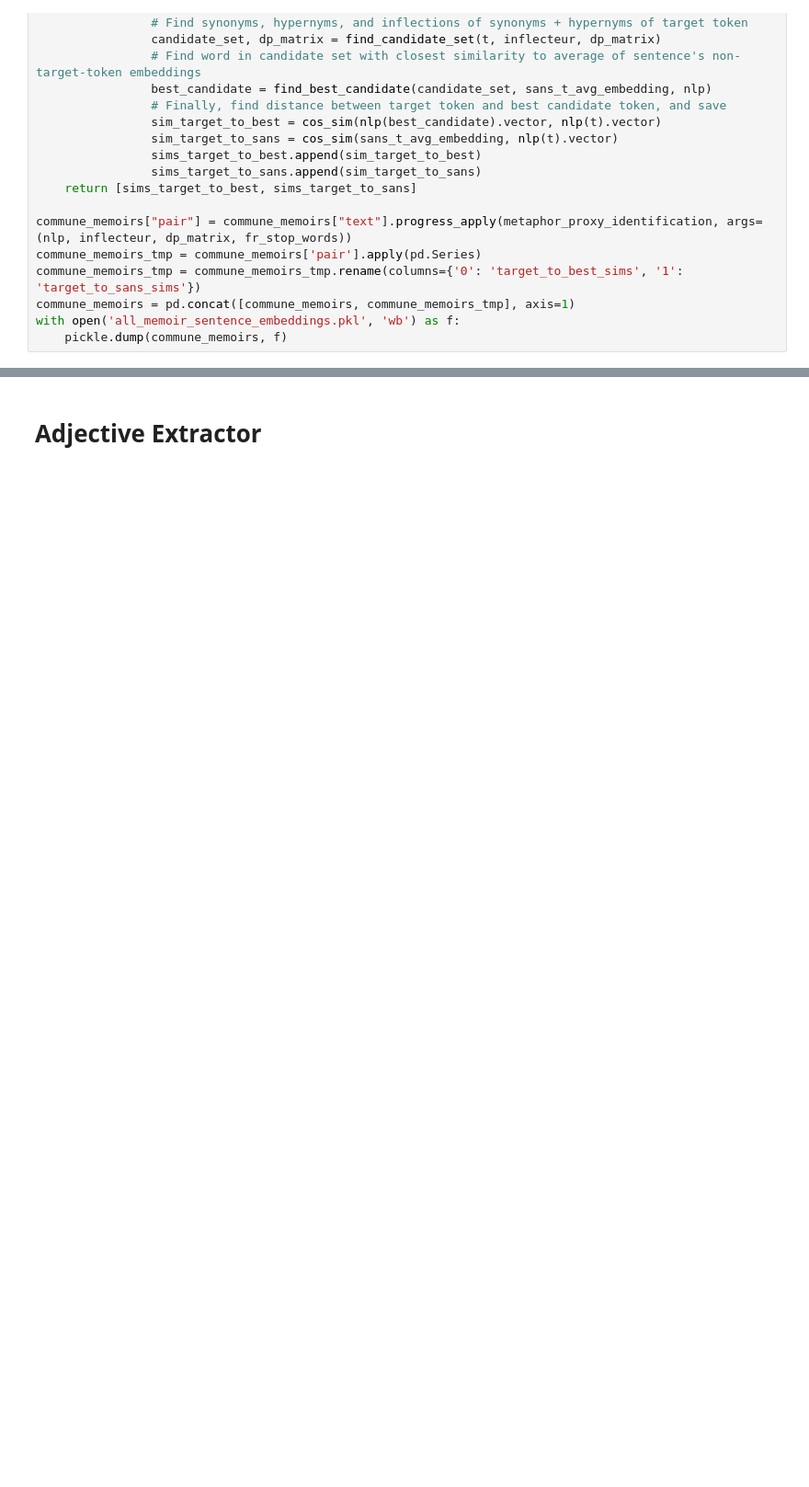
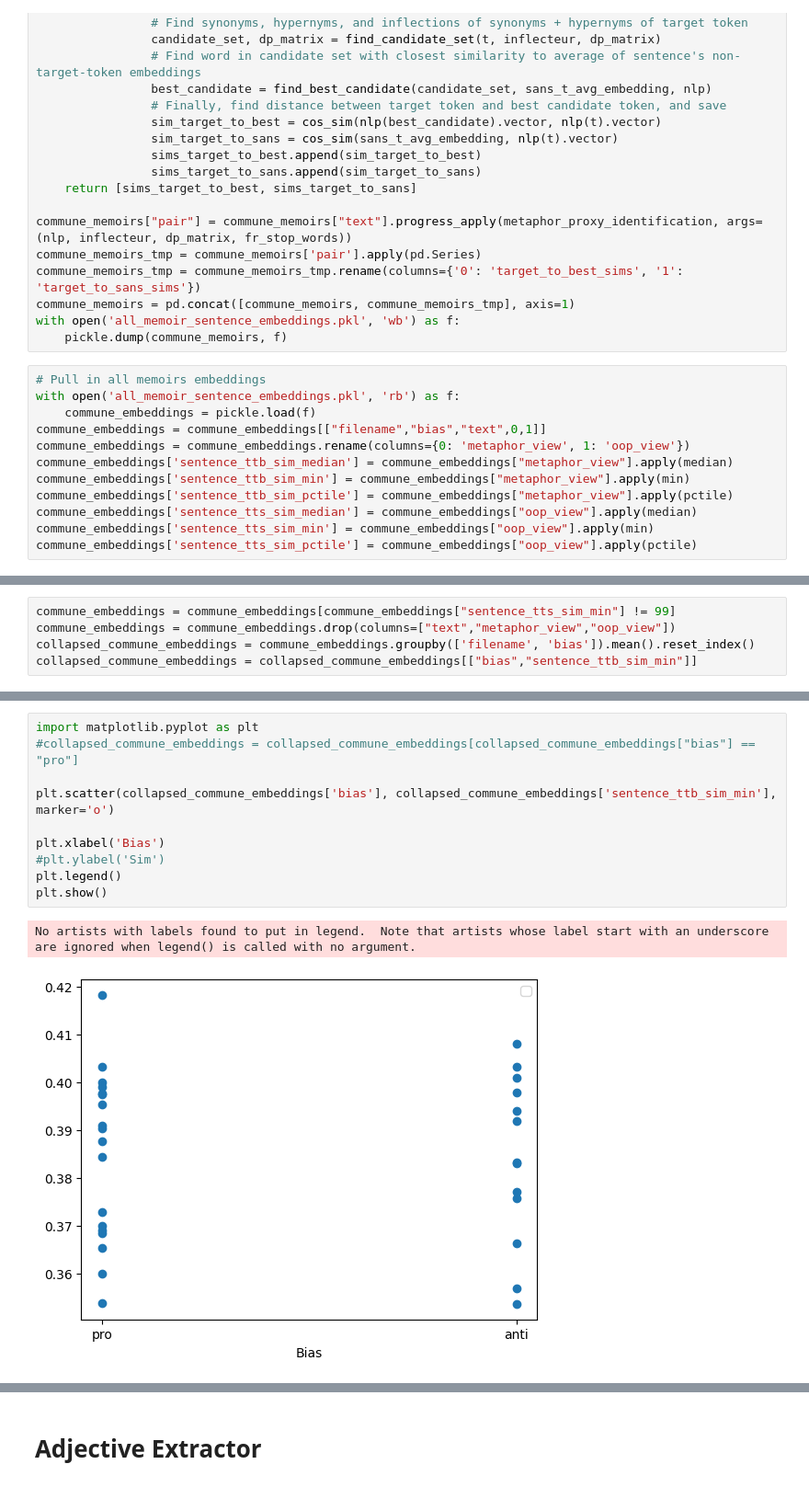
Before and after one commit to shayayan/commune_memoirs_epfl_dh412, a Jupyter notebook: memoir_cleaning.ipynb, the cells around one changed output, grey strips where cells are left out. Shown at 92% size. Drawn from its saved outputs; the diff is of its cells as text; blank space fills up the shorter version.

```diff
--- a/memoir_cleaning.ipynb
+++ b/memoir_cleaning.ipynb
@@ -1219,3 +1303,15 @@ commune_memoirs_tmp = commune_memoirs_tmp.rename(columns={'0': 'target_to_best_s
 commune_memoirs = pd.concat([commune_memoirs, commune_memoirs_tmp], axis=1)
 with open('all_memoir_sentence_embeddings.pkl', 'wb') as f:
     pickle.dump(commune_memoirs, f)
+# %%
+# Pull in all memoirs embeddings
+with open('all_memoir_sentence_embeddings.pkl', 'rb') as f:
+    commune_embeddings = pickle.load(f)
+commune_embeddings = commune_embeddings[["filename","bias","text",0,1]]
+commune_embeddings = commune_embeddings.rename(columns={0: 'metaphor_view', 1: 'oop_view'})
+commune_embeddings['sentence_ttb_sim_median'] = commune_embeddings["metaphor_view"].apply(median)
+commune_embeddings['sentence_ttb_sim_min'] = commune_embeddings["metaphor_view"].apply(min)
+commune_embeddings['sentence_ttb_sim_pctile'] = commune_embeddings["metaphor_view"].apply(pctile)
+commune_embeddings['sentence_tts_sim_median'] = commune_embeddings["oop_view"].apply(median)
+commune_embeddings['sentence_tts_sim_min'] = commune_embeddings["oop_view"].apply(min)
+commune_embeddings['sentence_tts_sim_pctile'] = commune_embeddings["oop_view"].apply(pctile)
@@ -1221,0 +1336,5 @@ with open('all_memoir_sentence_embeddings.pkl', 'wb') as f:
+# %%
+commune_embeddings = commune_embeddings[commune_embeddings["sentence_tts_sim_min"] != 99]
+commune_embeddings = commune_embeddings.drop(columns=["text","metaphor_view","oop_view"])
+collapsed_commune_embeddings = commune_embeddings.groupby(['filename', 'bias']).mean().reset_index()
+collapsed_commune_embeddings = collapsed_commune_embeddings[["bias","sentence_ttb_sim_min"]]
@@ -1221,0 +1361,13 @@ with open('all_memoir_sentence_embeddings.pkl', 'wb') as f:
+# %%
+import matplotlib.pyplot as plt
+#collapsed_commune_embeddings = collapsed_commune_embeddings[collapsed_commune_embeddings["bias"] == "pro"]
+
+plt.scatter(collapsed_commune_embeddings['bias'], collapsed_commune_embeddings['sentence_ttb_sim_min'], marker='o')
+
+plt.xlabel('Bias')
+#plt.ylabel('Sim')
+plt.legend()
+plt.show()
+# %% [output]
+No artists with labels found to put in legend.  Note that artists whose label start with an underscore are ignored when legend() is called with no argument.
+[figure, added]
```
Also changed, not shown: parts of 52 cells of this notebook, 34 other files.
